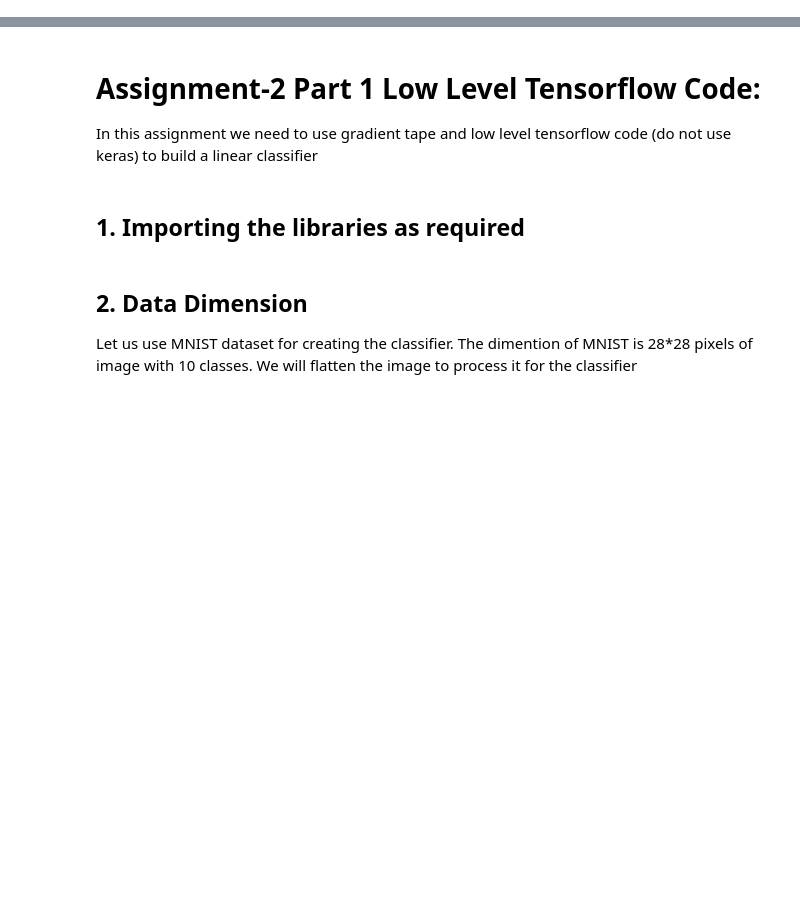
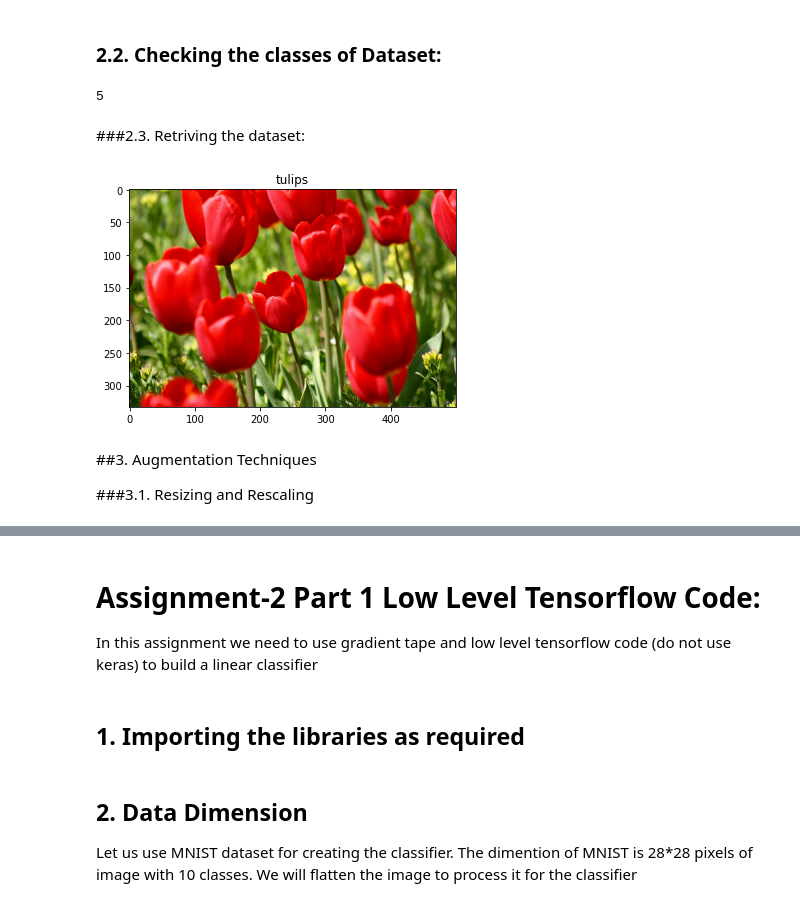
Before and after one commit to varun-bhaseen/Advance-Deep-Learning, a Jupyter notebook: Assignment_2_low_level_Tensorflow_code,_State_of_art_augmentations.ipynb, the cells around one changed output, grey strips where cells are left out. Cells and saved outputs as stored; diff of their text form; code cells hidden in the pictures; blank space fills up the shorter version.

```diff
--- a/Assignment_2_low_level_Tensorflow_code,_State_of_art_augmentations.ipynb
+++ b/Assignment_2_low_level_Tensorflow_code,_State_of_art_augmentations.ipynb
@@ -2,0 +20,7 @@
+# %%
+(train_ds, val_ds, test_ds), metadata = tfds.load(
+    'tf_flowers',
+    split=['train[:80%]', 'train[80%:90%]', 'train[90%:]'],
+    with_info=True,
+    as_supervised=True,
+)
@@ -2,0 +36,21 @@
+# %% [markdown]
+### 2.2. Checking the classes of Dataset:
+# %%
+num_classes = metadata.features['label'].num_classes
+print(num_classes)
+# %% [output]
+5
+# %% [markdown]
+###2.3. Retriving the dataset:
+# %%
+get_label_name = metadata.features['label'].int2str
+
+image, label = next(iter(train_ds))
+_ = plt.imshow(image)
+_ = plt.title(get_label_name(label))
+# %% [output]
+[figure, added]
+# %% [markdown]
+##3. Augmentation Techniques
+
+###3.1. Resizing and Rescaling
```
Also changed, not shown: parts of 93 cells of this notebook.
